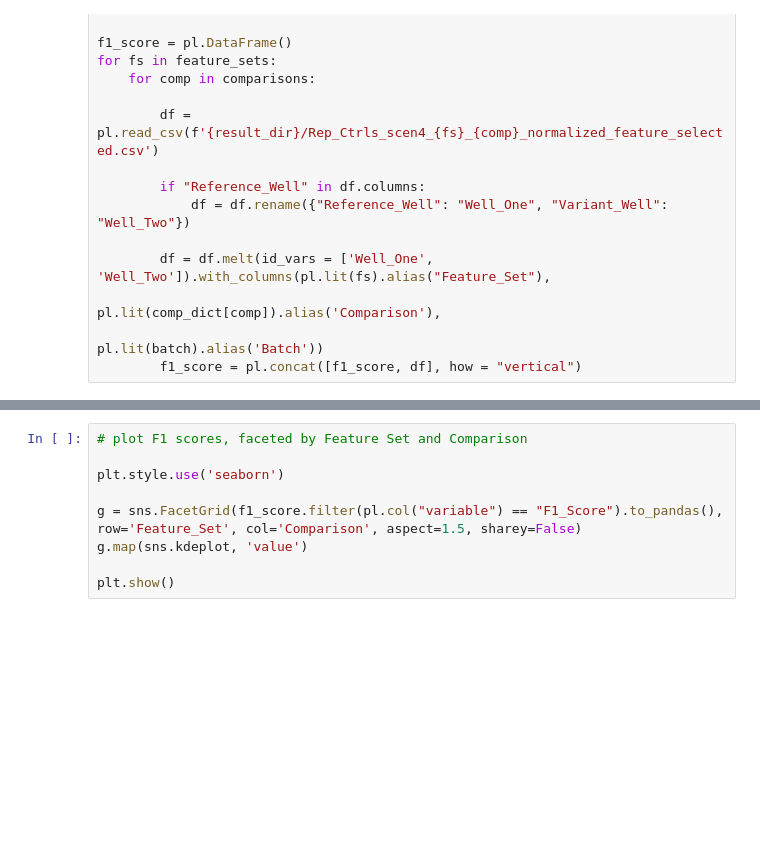
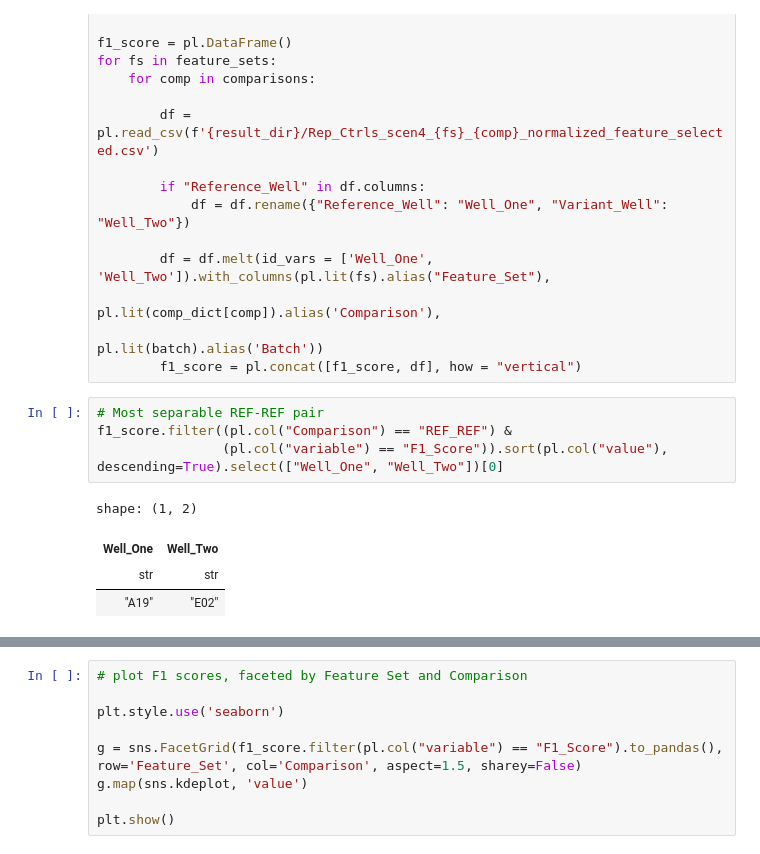
Before and after one commit to runxi-shen/2021_09_01_VarChAMP, a Jupyter notebook: 7.downstream_analysis_jess/notebooks/well_position_scen4.ipynb, the cells around one changed output, grey strips where cells are left out. Cells and saved outputs as stored; diff of their text form; blank space fills up the shorter version.

```diff
--- a/7.downstream_analysis_jess/notebooks/well_position_scen4.ipynb
+++ b/7.downstream_analysis_jess/notebooks/well_position_scen4.ipynb
@@ -56,3 +56,12 @@ for fs in feature_sets:
                                                                       pl.lit(comp_dict[comp]).alias('Comparison'),
                                                                       pl.lit(batch).alias('Batch'))
         f1_score = pl.concat([f1_score, df], how = "vertical")
+# %%
+# Most separable REF-REF pair
+f1_score.filter((pl.col("Comparison") == "REF_REF") &
+                (pl.col("variable") == "F1_Score")).sort(pl.col("value"), descending=True).select(["Well_One", "Well_Two"])[0]
+# %% [output]
+shape: (1, 2)
+| Well_One | Well_Two |
+| str | str |
+| "A19" | "E02" |
```
Also changed, not shown: parts of 2 cells of this notebook, 1 other file.
